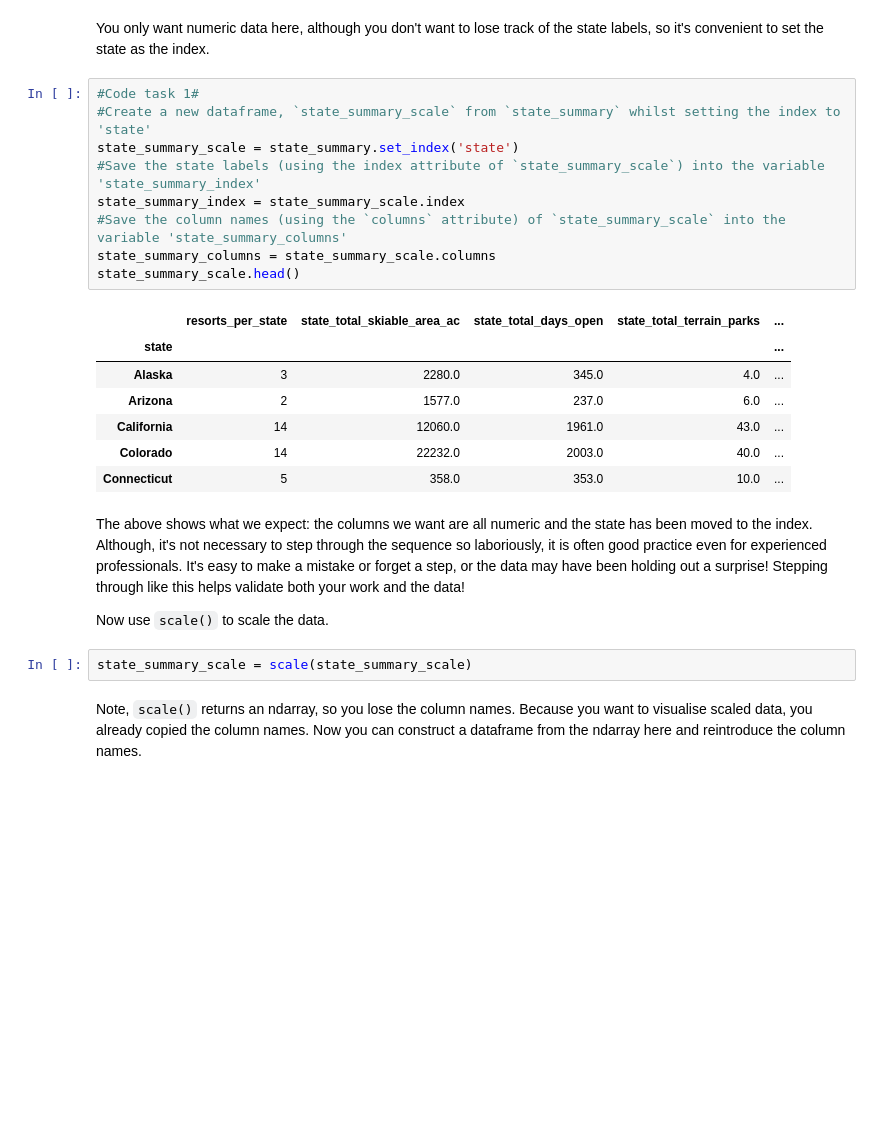
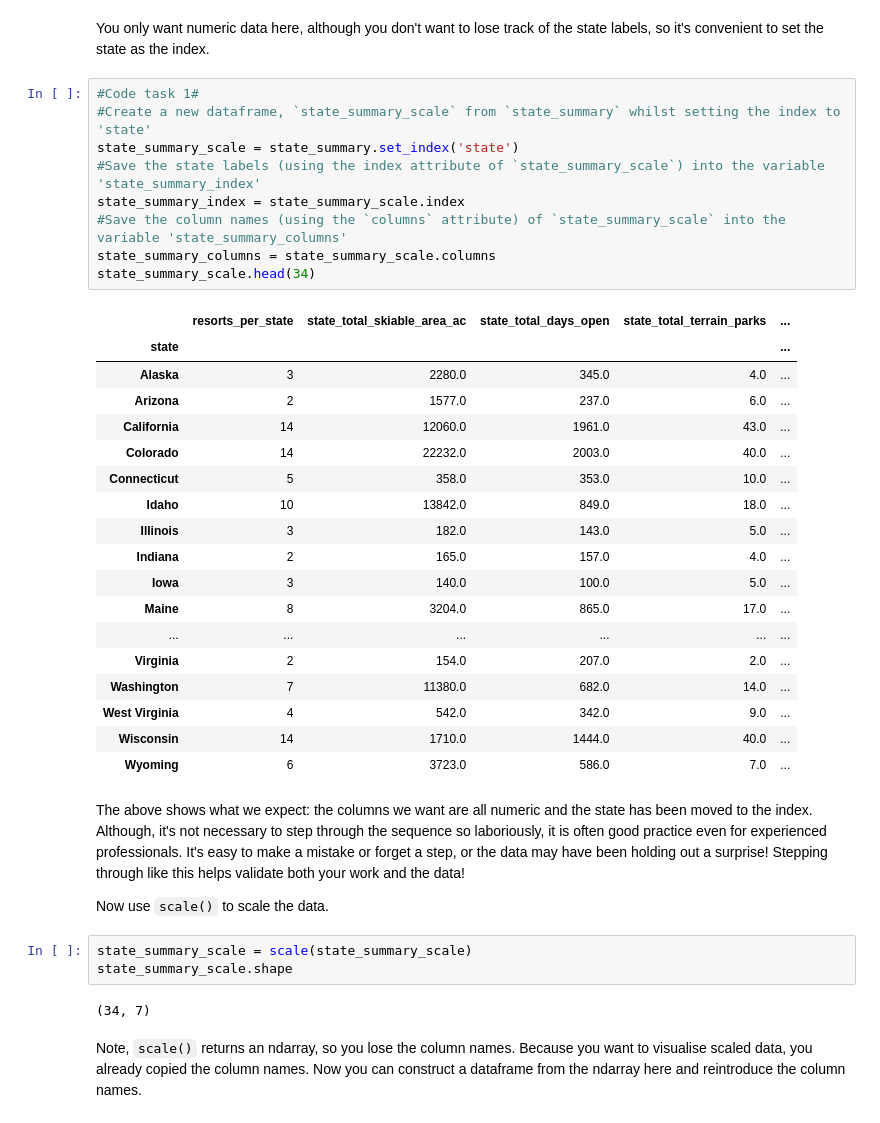
Before and after one commit to KavehVasei/Guided-Capstone, a Jupyter notebook: DataScienceGuidedCapstone/Notebooks/03_exploratory_data_analysis.ipynb, the cells around one changed output. Cells and saved outputs as stored; diff of their text form; blank space fills up the shorter version.

```diff
--- a/DataScienceGuidedCapstone/Notebooks/03_exploratory_data_analysis.ipynb
+++ b/DataScienceGuidedCapstone/Notebooks/03_exploratory_data_analysis.ipynb
@@ -289,26 +310,40 @@ You only want numeric data here, although you don't want to lose track of the st
 # %%
 #Code task 1#
 #Create a new dataframe, `state_summary_scale` from `state_summary` whilst setting the index to 'state'
 state_summary_scale = state_summary.set_index('state')
 #Save the state labels (using the index attribute of `state_summary_scale`) into the variable 'state_summary_index'
 state_summary_index = state_summary_scale.index
 #Save the column names (using the `columns` attribute) of `state_summary_scale` into the variable 'state_summary_columns'
 state_summary_columns = state_summary_scale.columns
-state_summary_scale.head()
+state_summary_scale.head(34)
 # %% [output]
 |  | resorts_per_state | state_total_skiable_area_ac | state_total_days_open | state_total_terrain_parks | ... |
 | state |  |  |  |  | ... |
 | Alaska | 3 | 2280.0 | 345.0 | 4.0 | ... |
 | Arizona | 2 | 1577.0 | 237.0 | 6.0 | ... |
 | California | 14 | 12060.0 | 1961.0 | 43.0 | ... |
 | Colorado | 14 | 22232.0 | 2003.0 | 40.0 | ... |
 | Connecticut | 5 | 358.0 | 353.0 | 10.0 | ... |
+| Idaho | 10 | 13842.0 | 849.0 | 18.0 | ... |
+| Illinois | 3 | 182.0 | 143.0 | 5.0 | ... |
+| Indiana | 2 | 165.0 | 157.0 | 4.0 | ... |
+| Iowa | 3 | 140.0 | 100.0 | 5.0 | ... |
+| Maine | 8 | 3204.0 | 865.0 | 17.0 | ... |
+| ... | ... | ... | ... | ... | ... |
+| Virginia | 2 | 154.0 | 207.0 | 2.0 | ... |
+| Washington | 7 | 11380.0 | 682.0 | 14.0 | ... |
+| West Virginia | 4 | 542.0 | 342.0 | 9.0 | ... |
+| Wisconsin | 14 | 1710.0 | 1444.0 | 40.0 | ... |
+| Wyoming | 6 | 3723.0 | 586.0 | 7.0 | ... |
 # %% [markdown]
 The above shows what we expect: the columns we want are all numeric and the state has been moved to the index. Although, it's not necessary to step through the sequence so laboriously, it is often good practice even for experienced professionals. It's easy to make a mistake or forget a step, or the data may have been holding out a surprise! Stepping through like this helps  validate both your work and the data!
 
 Now use `scale()` to scale the data.
 # %%
 state_summary_scale = scale(state_summary_scale)
+state_summary_scale.shape
+# %% [output]
+(34, 7)
 # %% [markdown]
 Note, `scale()` returns an ndarray, so you lose the column names. Because you want to visualise scaled data, you already copied the column names. Now you can construct a dataframe from the ndarray here and reintroduce the column names.
 # %%
```
Also changed, not shown: parts of 44 cells of this notebook.
